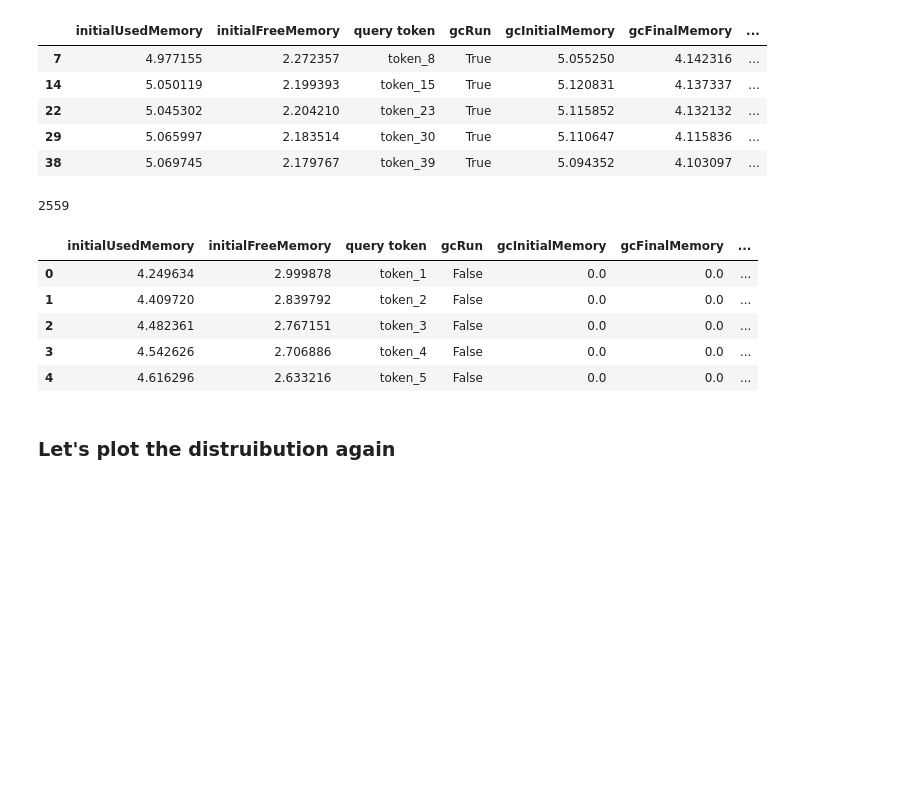
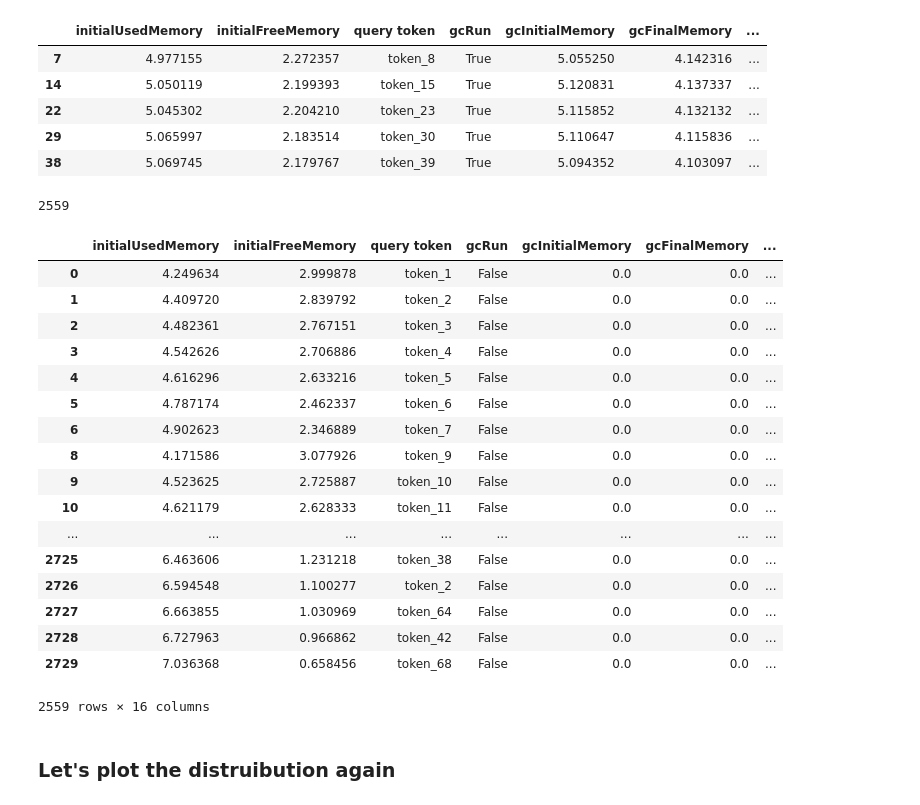
Before and after one commit to AgrawalAmey/quantify-2017, a Jupyter notebook: grabage_collection/Data inspection.ipynb, the cells around one changed output. Drawn from its saved outputs; the diff is of its cells as text; code cells hidden in the pictures; blank space fills up the shorter version.

```diff
--- a/grabage_collection/Data inspection.ipynb
+++ b/grabage_collection/Data inspection.ipynb
@@ -27,6 +51,10 @@ raw_data[:5]
 ### Check if initialUsedMemory and initialFreeMemory add up
 # %%
 data = raw_data.copy()
+
+data["gcMemoryReleased"] = data["gcInitialMemory"] - data['gcFinalMemory']
+
+data['tokenId'] = pd.to_numeric(data['query token'].str.split("_").str[1])
 
 data['initialTotalMemory'] = data['initialUsedMemory'] + data['initialFreeMemory']
 
@@ -47,7 +156,3 @@ data['finalTotalMemory'].plot.hist(bins=20)
 At least they match up.
 # %% [markdown]
 ### Distribution of memory utilization
-# %%
-data['memoryUsed'] = data['finalUsedMemory'] - data['initialUsedMemory']
-
-data['memoryUsed'].plot.hist(bins=20)
@@ -56,0 +159,10 @@ data['memoryUsed'].plot.hist(bins=20)
+# %%
+for idx, row in data.iterrows():
+    if row['gcRun']:
+        memoryUsed = row['gcInitialMemory'] - row['initialUsedMemory']
+    else:
+        memoryUsed = row['finalUsedMemory'] - row['initialUsedMemory']
+
+    data.set_value(idx, 'memoryUsed', memoryUsed)
+
+data['memoryUsed'].plot.hist(bins=20)
@@ -75,17 +190,29 @@ data_gc_true[:5]
 # %%
 data_gc_false = data[(data['gcRun'] != True)]
 
 print(data_gc_false.shape[0])
 
-data_gc_false[:5]
+data_gc_false
 # %% [output]
 2559
 |  | initialUsedMemory | initialFreeMemory | query token | gcRun | gcInitialMemory | gcFinalMemory | ... |
 | 0 | 4.249634 | 2.999878 | token_1 | False | 0.0 | 0.0 | ... |
 | 1 | 4.409720 | 2.839792 | token_2 | False | 0.0 | 0.0 | ... |
 | 2 | 4.482361 | 2.767151 | token_3 | False | 0.0 | 0.0 | ... |
 | 3 | 4.542626 | 2.706886 | token_4 | False | 0.0 | 0.0 | ... |
 | 4 | 4.616296 | 2.633216 | token_5 | False | 0.0 | 0.0 | ... |
+| 5 | 4.787174 | 2.462337 | token_6 | False | 0.0 | 0.0 | ... |
+| 6 | 4.902623 | 2.346889 | token_7 | False | 0.0 | 0.0 | ... |
+| 8 | 4.171586 | 3.077926 | token_9 | False | 0.0 | 0.0 | ... |
+| 9 | 4.523625 | 2.725887 | token_10 | False | 0.0 | 0.0 | ... |
+| 10 | 4.621179 | 2.628333 | token_11 | False | 0.0 | 0.0 | ... |
+| ... | ... | ... | ... | ... | ... | ... | ... |
+| 2725 | 6.463606 | 1.231218 | token_38 | False | 0.0 | 0.0 | ... |
+| 2726 | 6.594548 | 1.100277 | token_2 | False | 0.0 | 0.0 | ... |
+| 2727 | 6.663855 | 1.030969 | token_64 | False | 0.0 | 0.0 | ... |
+| 2728 | 6.727963 | 0.966862 | token_42 | False | 0.0 | 0.0 | ... |
+| 2729 | 7.036368 | 0.658456 | token_68 | False | 0.0 | 0.0 | ... |
+2559 rows × 16 columns
 # %% [markdown]
 ### Let's plot the distruibution again
 # %%
```
Also changed, not shown: parts of 45 cells of this notebook, 7 other files.
